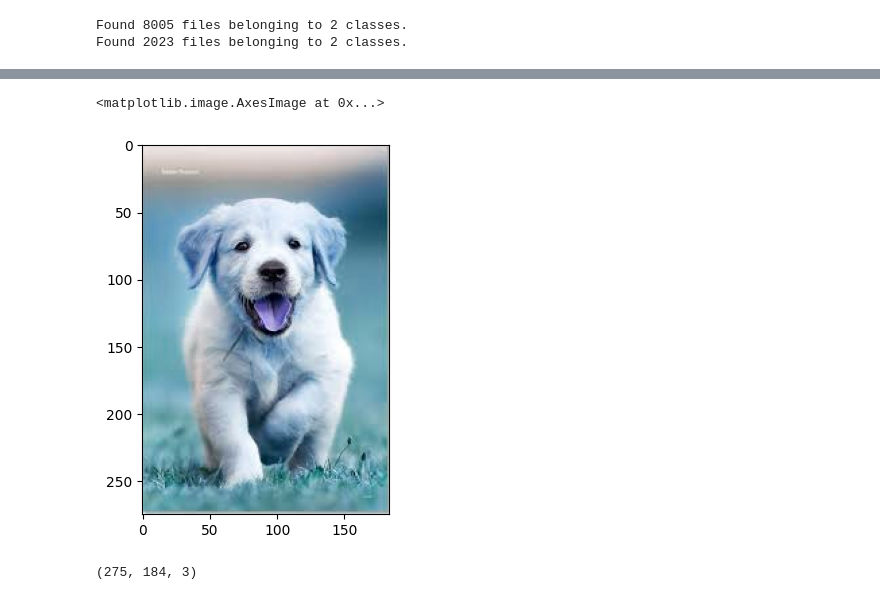
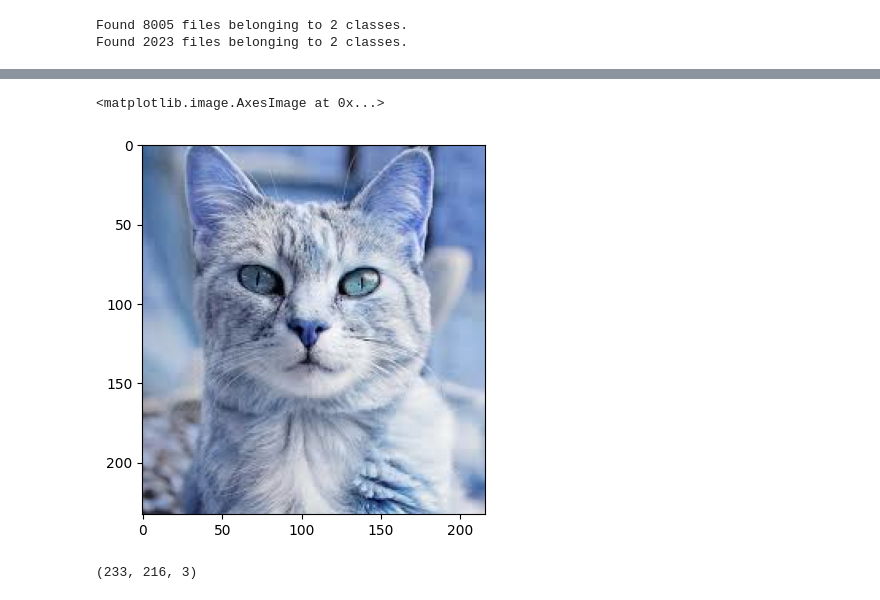
Before and after one commit to Soumya169/Deep_Learning_Projects, a Jupyter notebook: catvsdog.ipynb, the cells around one changed output, grey strips where cells are left out. Saved outputs shown, nothing was run; the diff lists cells and outputs as text; code cells hidden in the pictures.

```diff
--- a/catvsdog.ipynb
+++ b/catvsdog.ipynb
@@ -131,15 +134,15 @@ plt.show()
 # %%
 import cv2
 # %%
-test_img =cv2.imread('/content/dimages.jpg')
+test_img =cv2.imread('/content/cimages.jpg')
 plt.imshow(test_img)
 # %% [output]
 <matplotlib.image.AxesImage at 0x...>
-[figure, old version]
+[figure, new version]
 # %%
 test_img.shape
 # %% [output]
-(275, 184, 3)
+(233, 216, 3)
 # %%
 test_img=cv2.resize(test_img,(256,256))
 # %%
```
Also changed, not shown: parts of 10 cells of this notebook.
